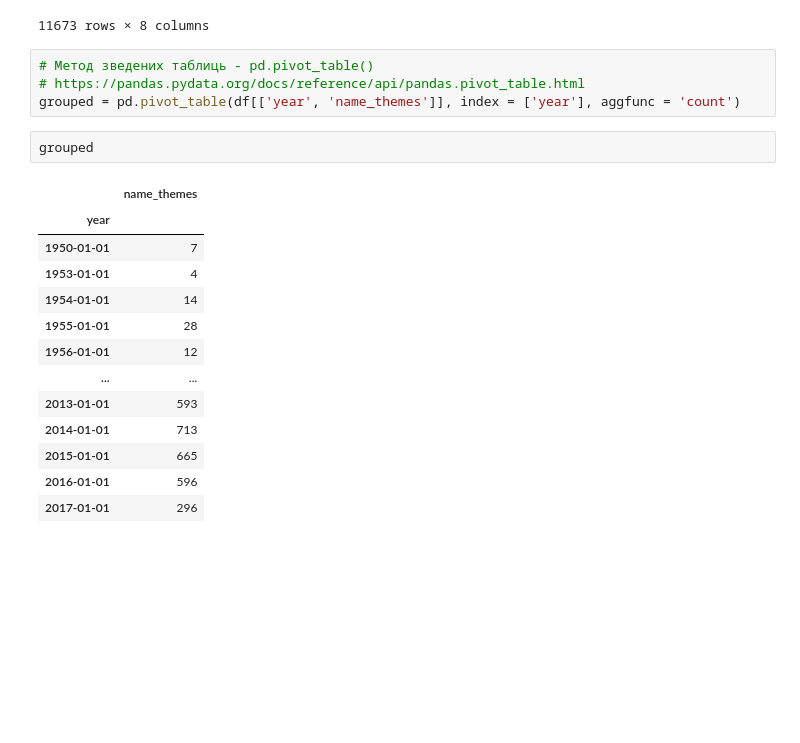
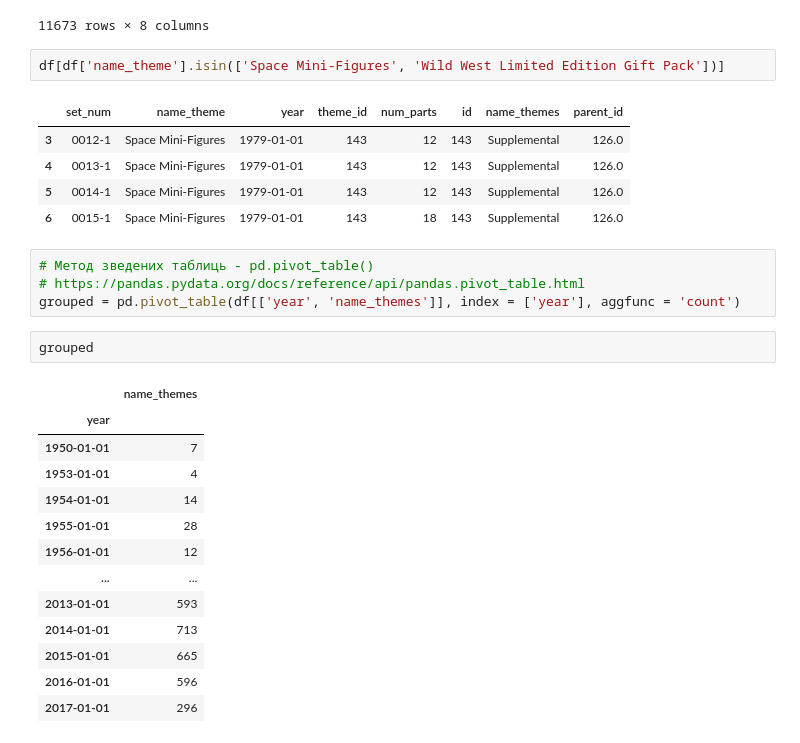
Before and after one commit to HubashovD/training_python_basics, a Jupyter notebook: notebook.ipynb, the cells around one changed output. Drawn from its saved outputs; the diff is of its cells as text; blank space fills up the shorter version.

```diff
--- a/notebook.ipynb
+++ b/notebook.ipynb
@@ -215,6 +267,14 @@ df
 | 11671 | WishingWell-1 | Wishing Well [Toys R Us Promo] | 2013-01-01 | 494 | 28 | 494 | Friends | nan |
 | 11672 | wwgp1-1 | Wild West Limited Edition Gift Pack | 1996-01-01 | 476 | 3 | 476 | Cowboys | 475.0 |
 11673 rows × 8 columns
+# %%
+df[df['name_theme'].isin(['Space Mini-Figures', 'Wild West Limited Edition Gift Pack'])]
+# %% [output]
+|  | set_num | name_theme | year | theme_id | num_parts | id | name_themes | parent_id |
+| 3 | 0012-1 | Space Mini-Figures | 1979-01-01 | 143 | 12 | 143 | Supplemental | 126.0 |
+| 4 | 0013-1 | Space Mini-Figures | 1979-01-01 | 143 | 12 | 143 | Supplemental | 126.0 |
+| 5 | 0014-1 | Space Mini-Figures | 1979-01-01 | 143 | 12 | 143 | Supplemental | 126.0 |
+| 6 | 0015-1 | Space Mini-Figures | 1979-01-01 | 143 | 18 | 143 | Supplemental | 126.0 |
 # %%
 # Метод зведених таблиць - pd.pivot_table()
 # https://pandas.pydata.org/docs/reference/api/pandas.pivot_table.html
```
Also changed, not shown: parts of 5 cells of this notebook.
